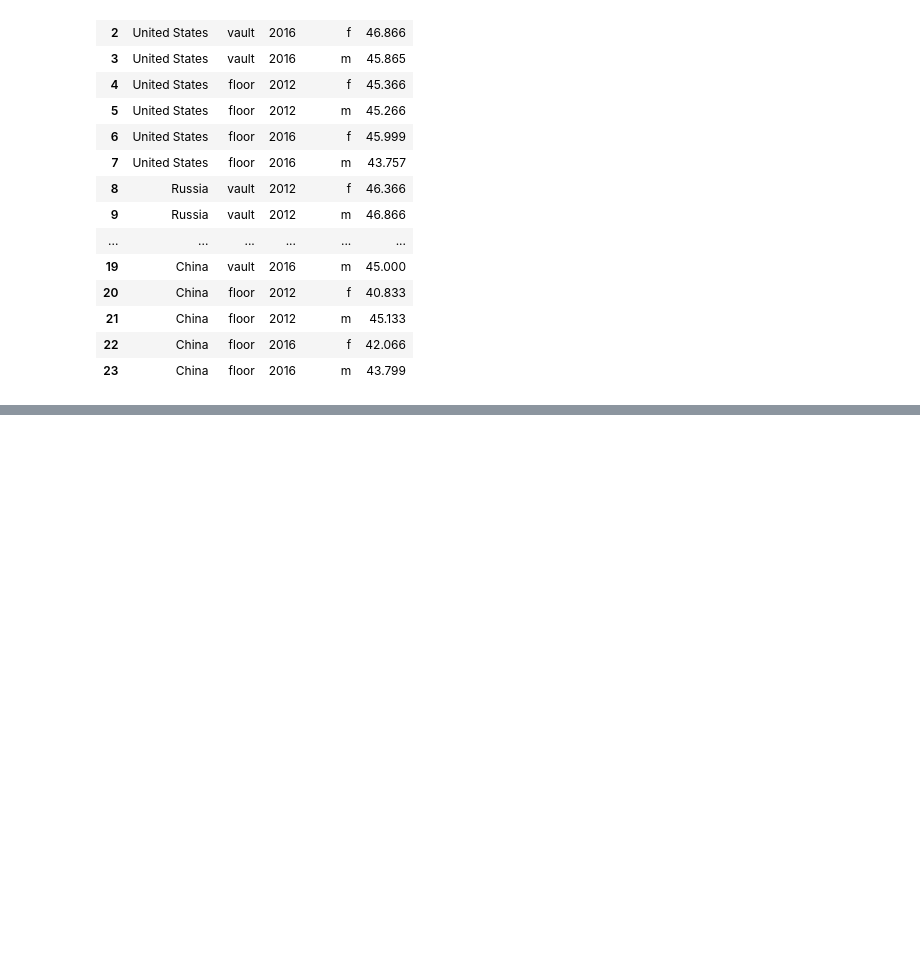
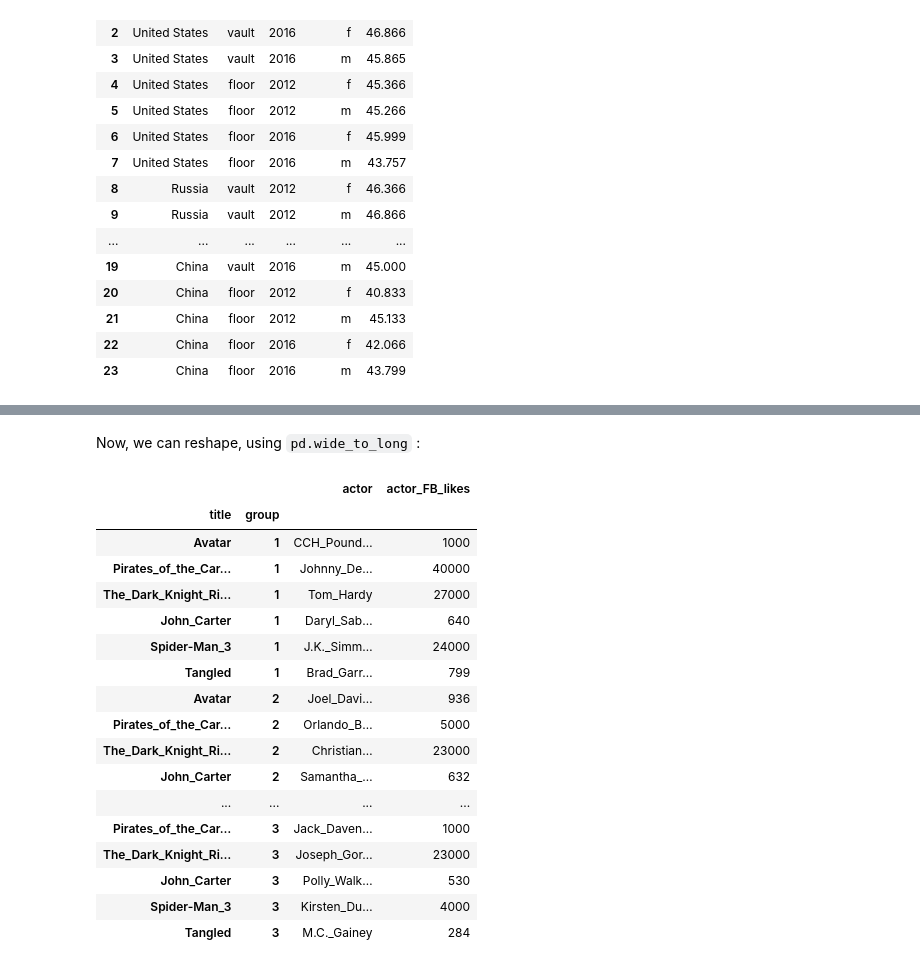
Before and after one commit to pyjanitor-devs/pyjanitor, a Jupyter notebook: examples/notebooks/Pivoting Data from Wide to Long.ipynb, the cells around one changed output, grey strips where cells are left out. Cells and saved outputs as stored; diff of their text form; code cells hidden in the pictures; blank space fills up the shorter version.

```diff
--- a/examples/notebooks/Pivoting Data from Wide to Long.ipynb
+++ b/examples/notebooks/Pivoting Data from Wide to Long.ipynb
@@ -523,0 +693,27 @@ df.pivot_longer(
+# %% [markdown]
+Now, we can reshape, using `pd.wide_to_long` :
+# %%
+pd.wide_to_long(df1,
+        stubnames=['actor', 'actor_FB_likes'],
+        i='title', j='group',
+        sep='_'
+    )
+# %% [output]
+|  |  | actor | actor_FB_likes |
+| title | group |  |  |
+| Avatar | 1 | CCH_Pound… | 1000 |
+| Pirates_of_the_Car… | 1 | Johnny_De… | 40000 |
+| The_Dark_Knight_Ri… | 1 | Tom_Hardy | 27000 |
+| John_Carter | 1 | Daryl_Sab… | 640 |
+| Spider-Man_3 | 1 | J.K._Simm… | 24000 |
+| Tangled | 1 | Brad_Garr… | 799 |
+| Avatar | 2 | Joel_Davi… | 936 |
+| Pirates_of_the_Car… | 2 | Orlando_B… | 5000 |
+| The_Dark_Knight_Ri… | 2 | Christian… | 23000 |
+| John_Carter | 2 | Samantha_… | 632 |
+| ... | ... | ... | ... |
+| Pirates_of_the_Car… | 3 | Jack_Daven… | 1000 |
+| The_Dark_Knight_Ri… | 3 | Joseph_Gor… | 23000 |
+| John_Carter | 3 | Polly_Walk… | 530 |
+| Spider-Man_3 | 3 | Kirsten_Du… | 4000 |
+| Tangled | 3 | M.C._Gainey | 284 |
```
Also changed, not shown: parts of 80 cells of this notebook, 6 other files.
